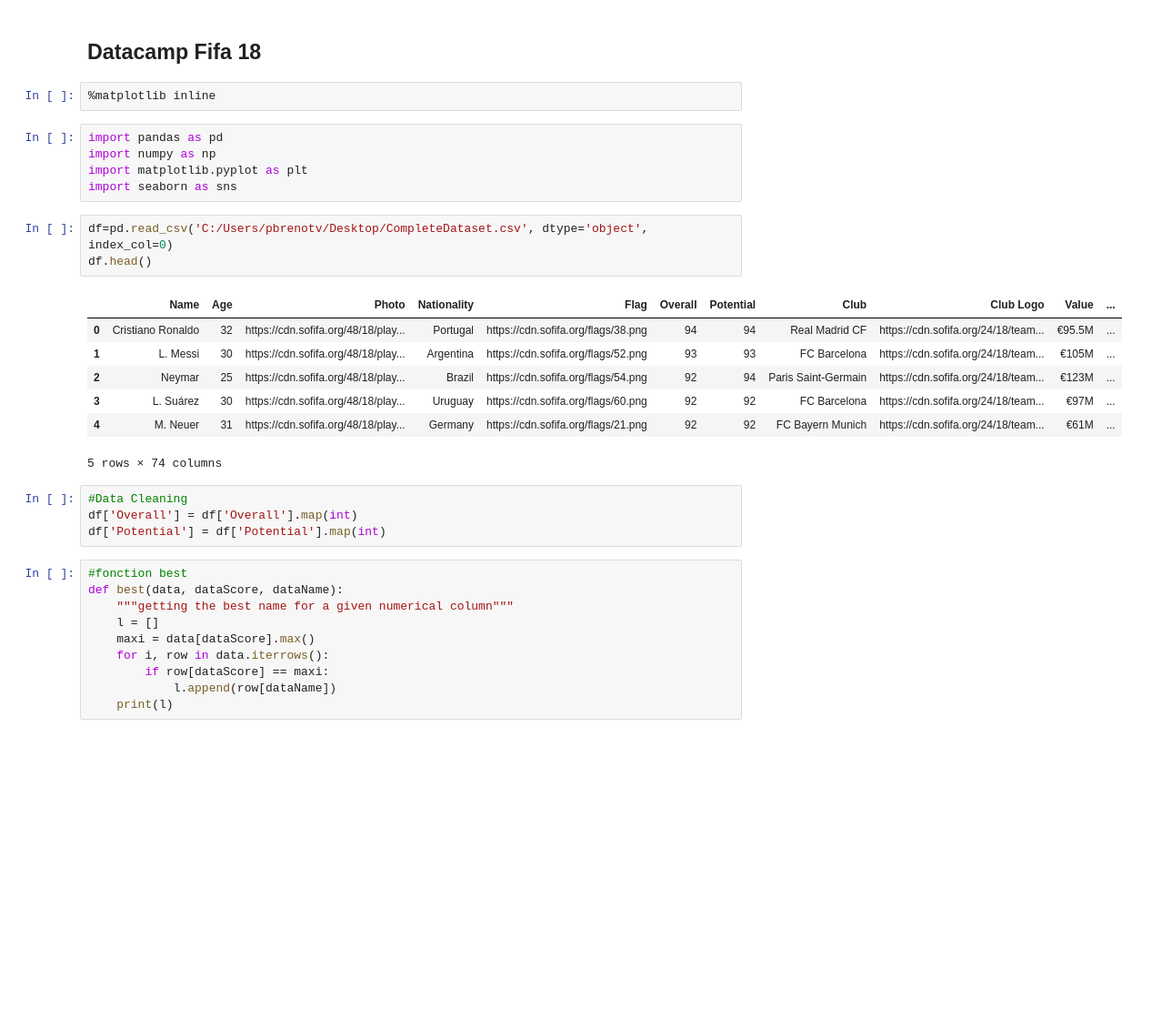
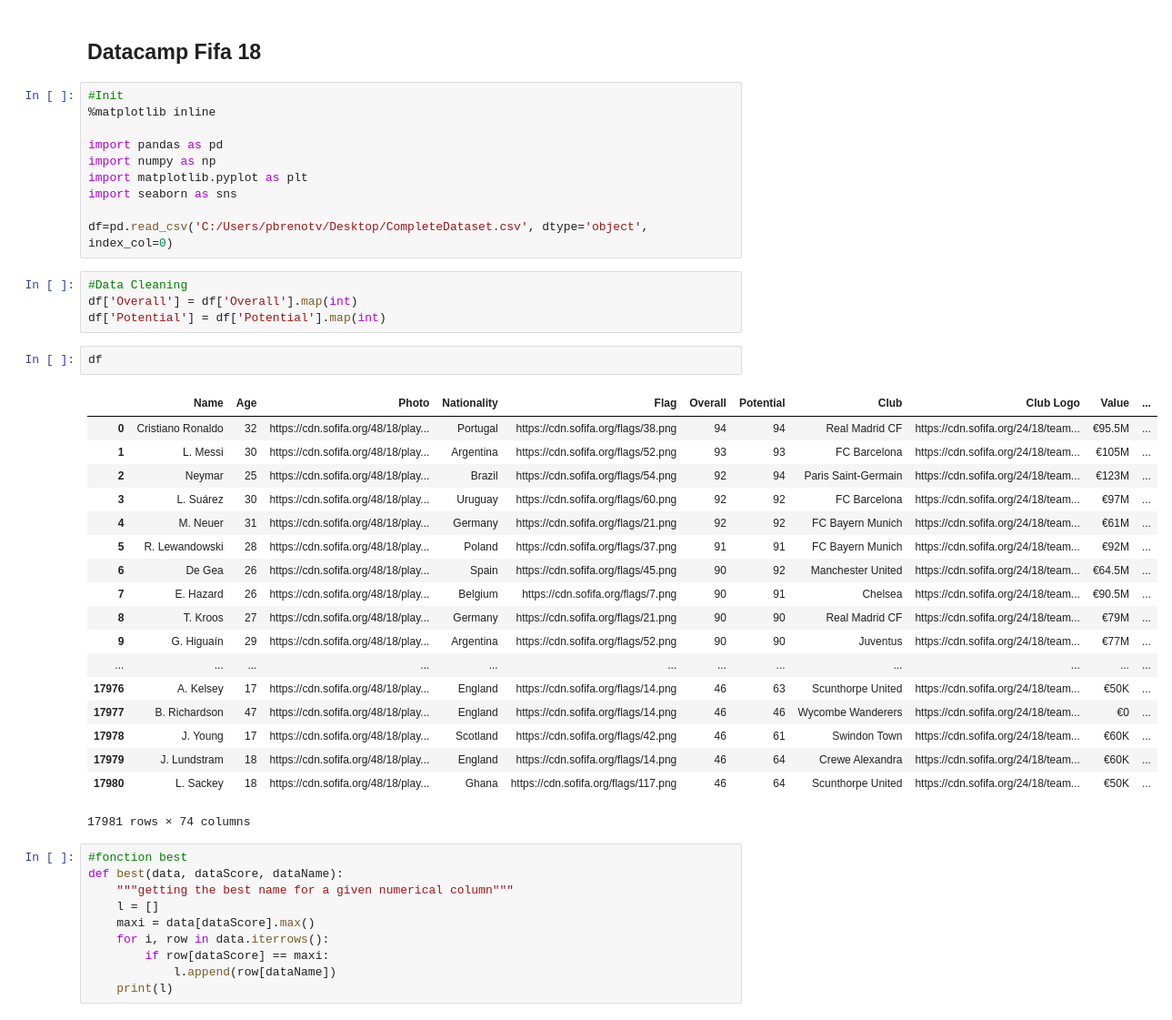
Before and after one commit to paulvinci/fifa18, a Jupyter notebook: fifa18.ipynb, the cells around one changed output. Shown at 91% size. Drawn from its saved outputs; the diff is of its cells as text; blank space fills up the shorter version.

```diff
--- a/fifa18.ipynb
+++ b/fifa18.ipynb
@@ -1,27 +1,40 @@
 # %% [markdown]
 ## Datacamp Fifa 18
-# %%
-%matplotlib inline
 # %%
+#Init
+%matplotlib inline
+
 import pandas as pd
 import numpy as np
 import matplotlib.pyplot as plt
 import seaborn as sns
+
+df=pd.read_csv('C:/Users/pbrenotv/Desktop/CompleteDataset.csv', dtype='object', index_col=0)
-# %%
-df=pd.read_csv('C:/Users/pbrenotv/Desktop/CompleteDataset.csv', dtype='object', index_col=0)
-df.head()
-# %% [output]
-|  | Name | Age | Photo | Nationality | Flag | Overall | Potential | Club | Club Logo | Value | ... |
-| 0 | Cristiano Ronaldo | 32 | https://cdn.sofifa.org/48/18/play... | Portugal | https://cdn.sofifa.org/flags/38.png | 94 | 94 | Real Madrid CF | https://cdn.sofifa.org/24/18/team... | €95.5M | ... |
-| 1 | L. Messi | 30 | https://cdn.sofifa.org/48/18/play... | Argentina | https://cdn.sofifa.org/flags/52.png | 93 | 93 | FC Barcelona | https://cdn.sofifa.org/24/18/team... | €105M | ... |
-| 2 | Neymar | 25 | https://cdn.sofifa.org/48/18/play... | Brazil | https://cdn.sofifa.org/flags/54.png | 92 | 94 | Paris Saint-Germain | https://cdn.sofifa.org/24/18/team... | €123M | ... |
-| 3 | L. Suárez | 30 | https://cdn.sofifa.org/48/18/play... | Uruguay | https://cdn.sofifa.org/flags/60.png | 92 | 92 | FC Barcelona | https://cdn.sofifa.org/24/18/team... | €97M | ... |
-| 4 | M. Neuer | 31 | https://cdn.sofifa.org/48/18/play... | Germany | https://cdn.sofifa.org/flags/21.png | 92 | 92 | FC Bayern Munich | https://cdn.sofifa.org/24/18/team... | €61M | ... |
-5 rows × 74 columns
 # %%
 #Data Cleaning
 df['Overall'] = df['Overall'].map(int)
 df['Potential'] = df['Potential'].map(int)
+# %%
+df
+# %% [output]
+|  | Name | Age | Photo | Nationality | Flag | Overall | Potential | Club | Club Logo | Value | ... |
+| 0 | Cristiano Ronaldo | 32 | https://cdn.sofifa.org/48/18/play... | Portugal | https://cdn.sofifa.org/flags/38.png | 94 | 94 | Real Madrid CF | https://cdn.sofifa.org/24/18/team... | €95.5M | ... |
+| 1 | L. Messi | 30 | https://cdn.sofifa.org/48/18/play... | Argentina | https://cdn.sofifa.org/flags/52.png | 93 | 93 | FC Barcelona | https://cdn.sofifa.org/24/18/team... | €105M | ... |
+| 2 | Neymar | 25 | https://cdn.sofifa.org/48/18/play... | Brazil | https://cdn.sofifa.org/flags/54.png | 92 | 94 | Paris Saint-Germain | https://cdn.sofifa.org/24/18/team... | €123M | ... |
+| 3 | L. Suárez | 30 | https://cdn.sofifa.org/48/18/play... | Uruguay | https://cdn.sofifa.org/flags/60.png | 92 | 92 | FC Barcelona | https://cdn.sofifa.org/24/18/team... | €97M | ... |
+| 4 | M. Neuer | 31 | https://cdn.sofifa.org/48/18/play... | Germany | https://cdn.sofifa.org/flags/21.png | 92 | 92 | FC Bayern Munich | https://cdn.sofifa.org/24/18/team... | €61M | ... |
+| 5 | R. Lewandowski | 28 | https://cdn.sofifa.org/48/18/play... | Poland | https://cdn.sofifa.org/flags/37.png | 91 | 91 | FC Bayern Munich | https://cdn.sofifa.org/24/18/team... | €92M | ... |
+| 6 | De Gea | 26 | https://cdn.sofifa.org/48/18/play... | Spain | https://cdn.sofifa.org/flags/45.png | 90 | 92 | Manchester United | https://cdn.sofifa.org/24/18/team... | €64.5M | ... |
+| 7 | E. Hazard | 26 | https://cdn.sofifa.org/48/18/play... | Belgium | https://cdn.sofifa.org/flags/7.png | 90 | 91 | Chelsea | https://cdn.sofifa.org/24/18/team... | €90.5M | ... |
+| 8 | T. Kroos | 27 | https://cdn.sofifa.org/48/18/play... | Germany | https://cdn.sofifa.org/flags/21.png | 90 | 90 | Real Madrid CF | https://cdn.sofifa.org/24/18/team... | €79M | ... |
+| 9 | G. Higuaín | 29 | https://cdn.sofifa.org/48/18/play... | Argentina | https://cdn.sofifa.org/flags/52.png | 90 | 90 | Juventus | https://cdn.sofifa.org/24/18/team... | €77M | ... |
+| ... | ... | ... | ... | ... | ... | ... | ... | ... | ... | ... | ... |
+| 17976 | A. Kelsey | 17 | https://cdn.sofifa.org/48/18/play... | England | https://cdn.sofifa.org/flags/14.png | 46 | 63 | Scunthorpe United | https://cdn.sofifa.org/24/18/team... | €50K | ... |
+| 17977 | B. Richardson | 47 | https://cdn.sofifa.org/48/18/play... | England | https://cdn.sofifa.org/flags/14.png | 46 | 46 | Wycombe Wanderers | https://cdn.sofifa.org/24/18/team... | €0 | ... |
+| 17978 | J. Young | 17 | https://cdn.sofifa.org/48/18/play... | Scotland | https://cdn.sofifa.org/flags/42.png | 46 | 61 | Swindon Town | https://cdn.sofifa.org/24/18/team... | €60K | ... |
+| 17979 | J. Lundstram | 18 | https://cdn.sofifa.org/48/18/play... | England | https://cdn.sofifa.org/flags/14.png | 46 | 64 | Crewe Alexandra | https://cdn.sofifa.org/24/18/team... | €60K | ... |
+| 17980 | L. Sackey | 18 | https://cdn.sofifa.org/48/18/play... | Ghana | https://cdn.sofifa.org/flags/117.png | 46 | 64 | Scunthorpe United | https://cdn.sofifa.org/24/18/team... | €50K | ... |
+17981 rows × 74 columns
 # %%
 #fonction best
 def best(data, dataScore, dataName):
```
Also changed, not shown: parts of 5 cells of this notebook.
